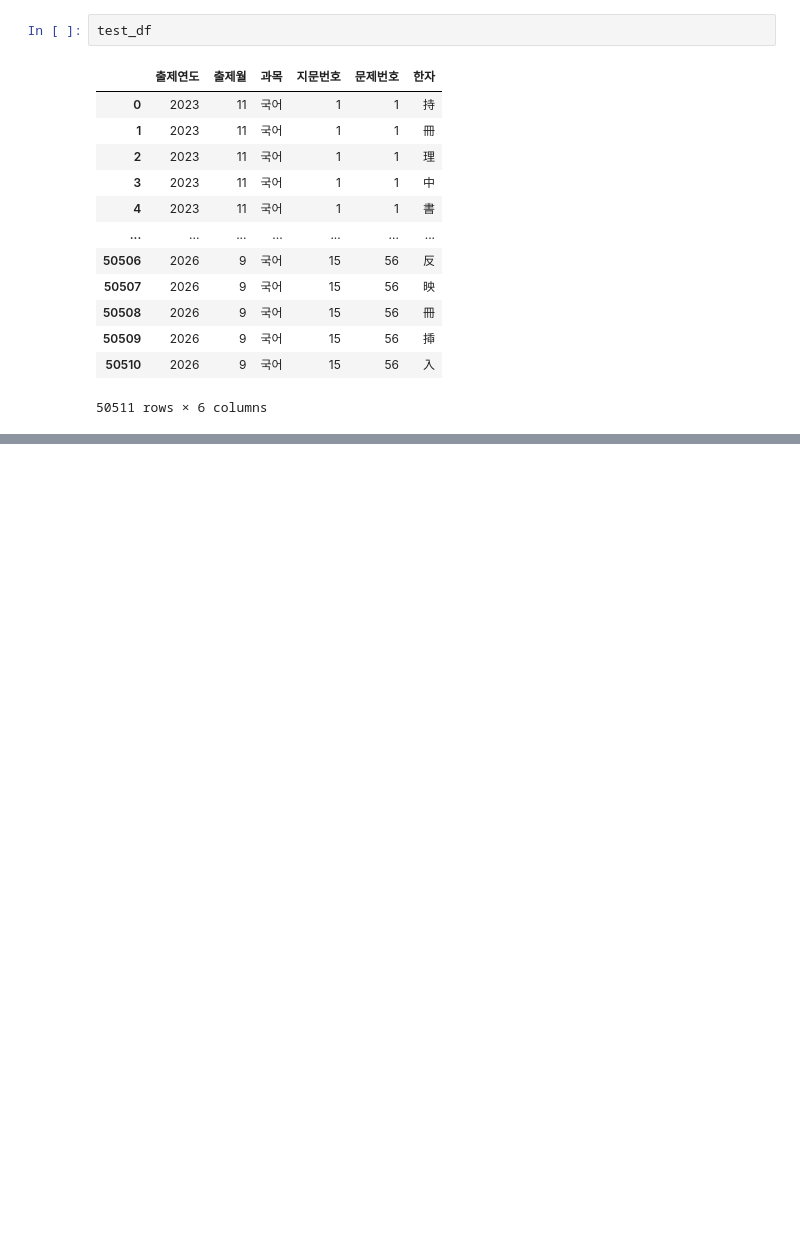
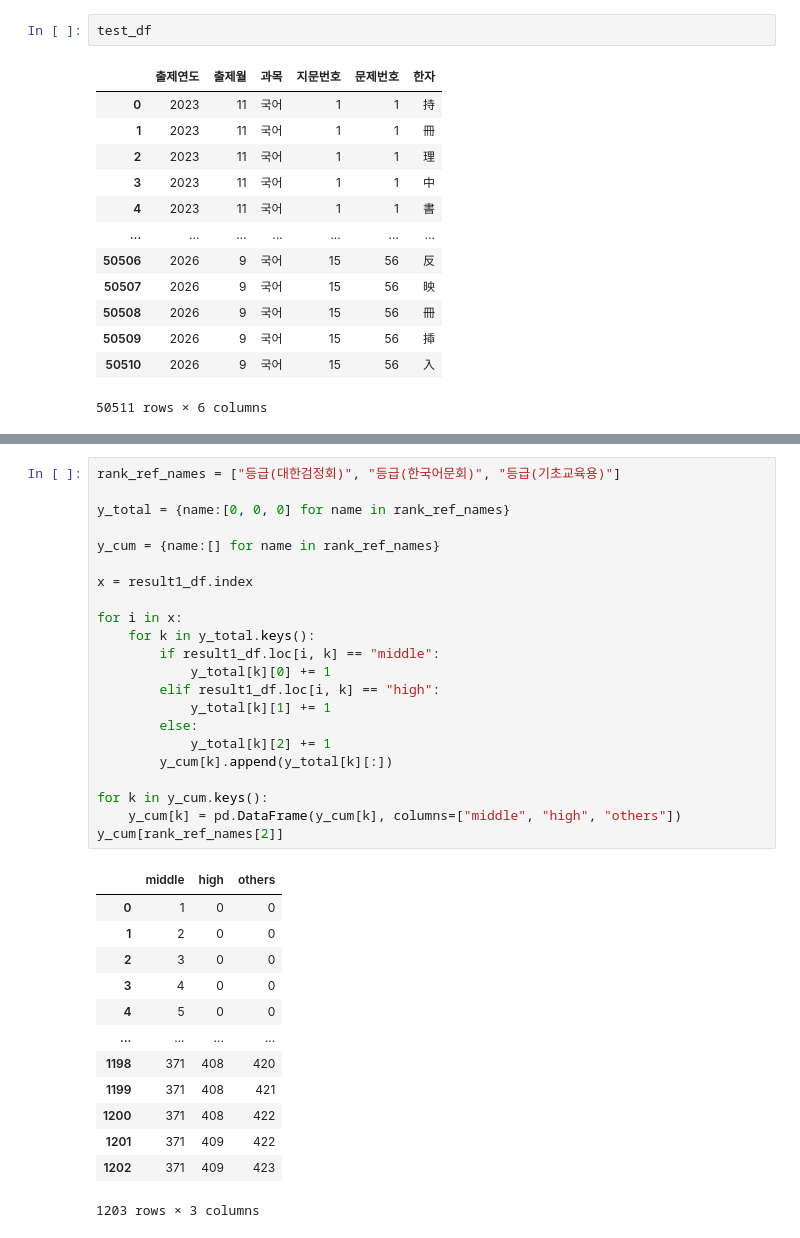
Before and after one commit to Hellcreams/hanja_suggestion, a Jupyter notebook: analyzation.ipynb, the cells around one changed output, grey strips where cells are left out. Drawn from its saved outputs; the diff is of its cells as text; blank space fills up the shorter version.

```diff
--- a/analyzation.ipynb
+++ b/analyzation.ipynb
@@ -139,0 +124,36 @@ data[data["등급(대한검정회)"].isnull()]
+# %%
+rank_ref_names = ["등급(대한검정회)", "등급(한국어문회)", "등급(기초교육용)"]
+
+y_total = {name:[0, 0, 0] for name in rank_ref_names}
+
+y_cum = {name:[] for name in rank_ref_names}
+
+x = result1_df.index
+
+for i in x:
+    for k in y_total.keys():
+        if result1_df.loc[i, k] == "middle":
+            y_total[k][0] += 1
+        elif result1_df.loc[i, k] == "high":
+            y_total[k][1] += 1
+        else:
+            y_total[k][2] += 1
+        y_cum[k].append(y_total[k][:])
+
+for k in y_cum.keys():
+    y_cum[k] = pd.DataFrame(y_cum[k], columns=["middle", "high", "others"])
+y_cum[rank_ref_names[2]]
+# %% [output]
+|  | middle | high | others |
+| 0 | 1 | 0 | 0 |
+| 1 | 2 | 0 | 0 |
+| 2 | 3 | 0 | 0 |
+| 3 | 4 | 0 | 0 |
+| 4 | 5 | 0 | 0 |
+| ... | ... | ... | ... |
+| 1198 | 371 | 408 | 420 |
+| 1199 | 371 | 408 | 421 |
+| 1200 | 371 | 408 | 422 |
+| 1201 | 371 | 409 | 422 |
+| 1202 | 371 | 409 | 423 |
+1203 rows × 3 columns
```
Also changed, not shown: parts of 26 cells of this notebook, 1 other file.
